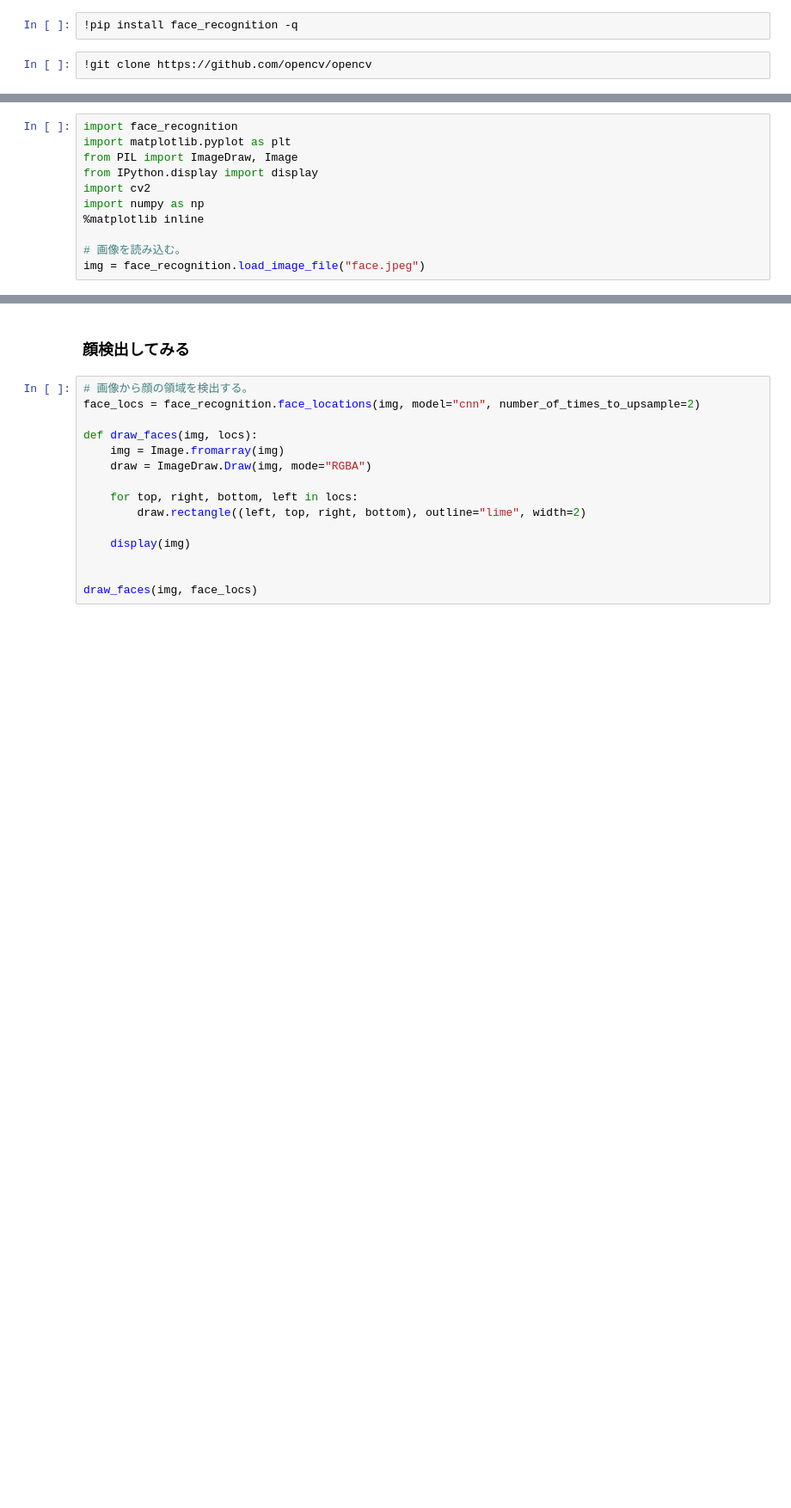
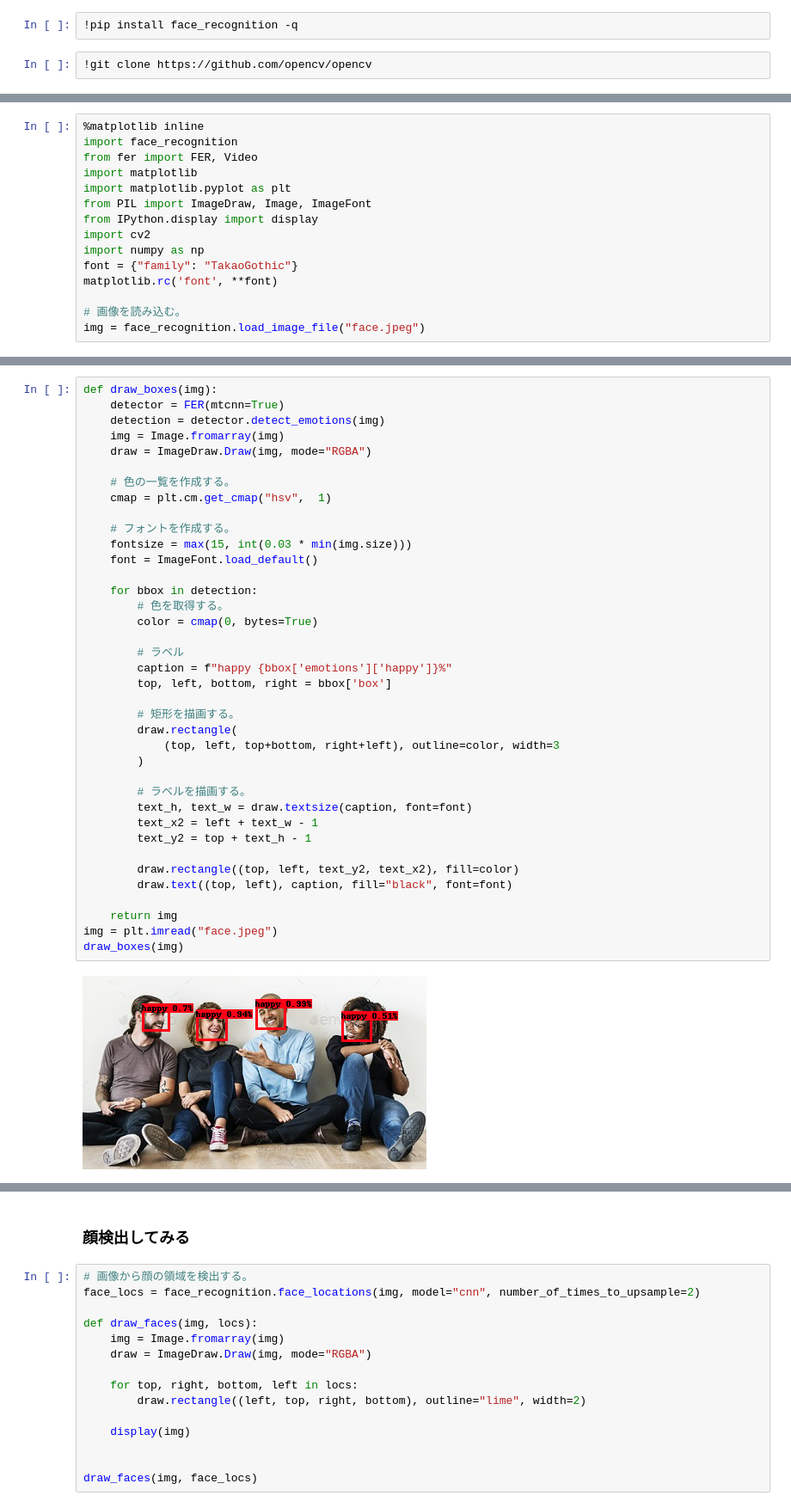
Before and after one commit to TomeHirata/detect-laugh, a Jupyter notebook: laugh.ipynb, the cells around one changed output, grey strips where cells are left out. Shown at 86% size. Saved outputs shown, nothing was run; the diff lists cells and outputs as text; blank space fills up the shorter version.

```diff
--- a/laugh.ipynb
+++ b/laugh.ipynb
@@ -5,11 +31,15 @@
 # %%
+%matplotlib inline
 import face_recognition
+from fer import FER, Video
+import matplotlib
 import matplotlib.pyplot as plt
-from PIL import ImageDraw, Image
+from PIL import ImageDraw, Image, ImageFont
 from IPython.display import display
 import cv2
 import numpy as np
-%matplotlib inline
+font = {"family": "TakaoGothic"}
+matplotlib.rc('font', **font)
 
 # 画像を読み込む。
 img = face_recognition.load_image_file("face.jpeg")
@@ -15,0 +48,40 @@ img = face_recognition.load_image_file("face.jpeg")
+# %%
+def draw_boxes(img):
+    detector = FER(mtcnn=True)
+    detection = detector.detect_emotions(img)
+    img = Image.fromarray(img)
+    draw = ImageDraw.Draw(img, mode="RGBA")
+
+    # 色の一覧を作成する。
+    cmap = plt.cm.get_cmap("hsv",  1)
+
+    # フォントを作成する。
+    fontsize = max(15, int(0.03 * min(img.size)))
+    font = ImageFont.load_default()
+
+    for bbox in detection:
+        # 色を取得する。
+        color = cmap(0, bytes=True)
+
+        # ラベル
+        caption = f"happy {bbox['emotions']['happy']}%"
+        top, left, bottom, right = bbox['box']
+
+        # 矩形を描画する。
+        draw.rectangle(
+            (top, left, top+bottom, right+left), outline=color, width=3
+        )
+
+        # ラベルを描画する。
+        text_h, text_w = draw.textsize(caption, font=font)
+        text_x2 = left + text_w - 1
+        text_y2 = top + text_h - 1
+
+        draw.rectangle((top, left, text_y2, text_x2), fill=color)
+        draw.text((top, left), caption, fill="black", font=font)
+
+    return img
+img = plt.imread("face.jpeg")
+draw_boxes(img)
+# %% [output]
+[figure, added]
```
Also changed, not shown: parts of 10 cells of this notebook, 2 other files.
